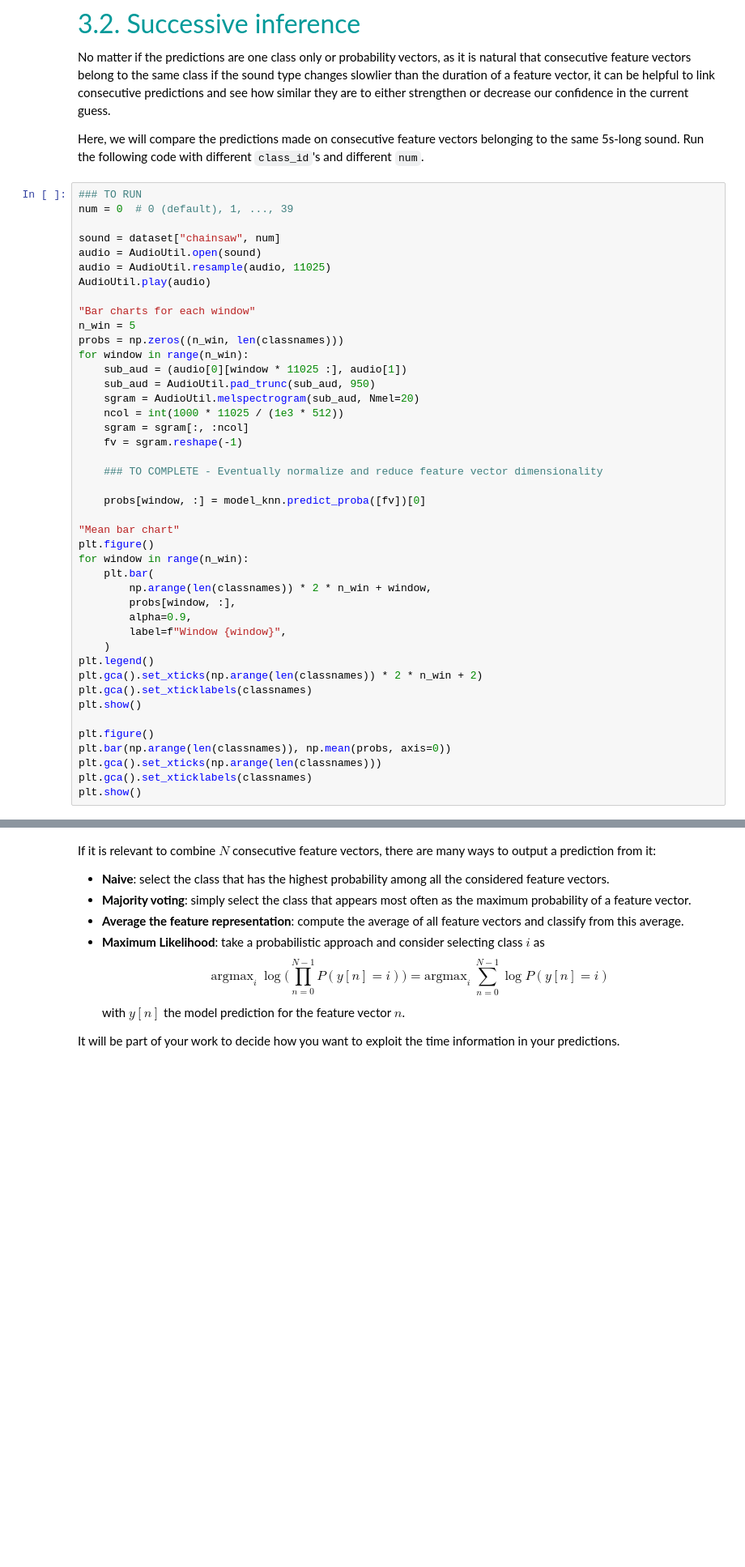
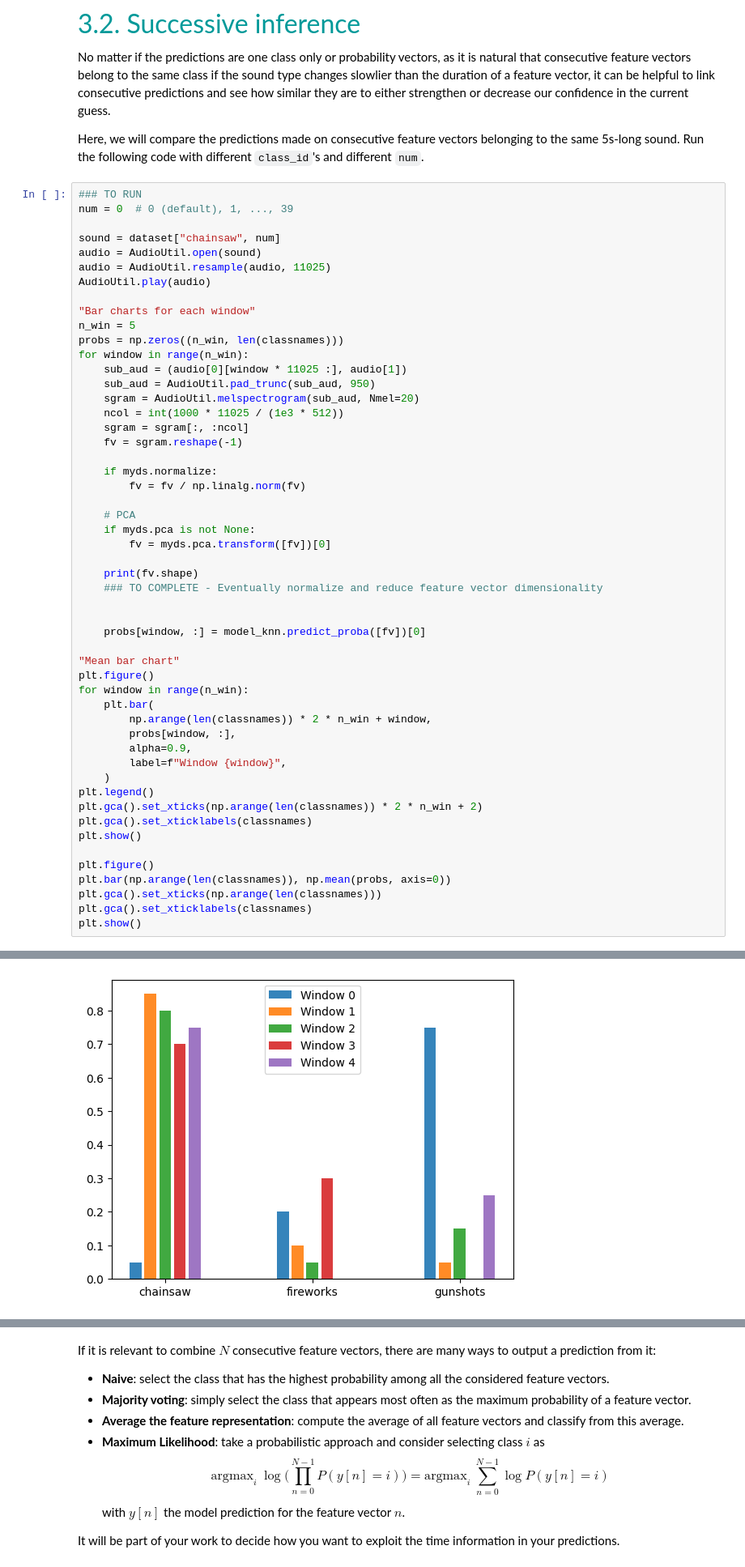
Before and after one commit to vekemanshippolyte-rgb/LELEC210X, a Jupyter notebook: classification/p1d_probabilities.ipynb, the cells around one changed output, grey strips where cells are left out. Shown at 81% size. Drawn from its saved outputs; the diff is of its cells as text; blank space fills up the shorter version.

```diff
--- a/classification/p1d_probabilities.ipynb
+++ b/classification/p1d_probabilities.ipynb
@@ -150,7 +151,16 @@ for window in range(n_win):
     sgram = sgram[:, :ncol]
     fv = sgram.reshape(-1)
 
+    if myds.normalize:
+        fv = fv / np.linalg.norm(fv)
+
+    # PCA
+    if myds.pca is not None:
+        fv = myds.pca.transform([fv])[0]
+
+    print(fv.shape)
     ### TO COMPLETE - Eventually normalize and reduce feature vector dimensionality
+
 
     probs[window, :] = model_knn.predict_proba([fv])[0]
 
@@ -173,3 +183,4 @@ plt.bar(np.arange(len(classnames)), np.mean(probs, axis=0))
 plt.gca().set_xticks(np.arange(len(classnames)))
 plt.gca().set_xticklabels(classnames)
 plt.show()
+# %% [output]
@@ -175,0 +192 @@ plt.show()
+[figure, added]
```
Also changed, not shown: parts of 6 cells of this notebook, 1 other file.
